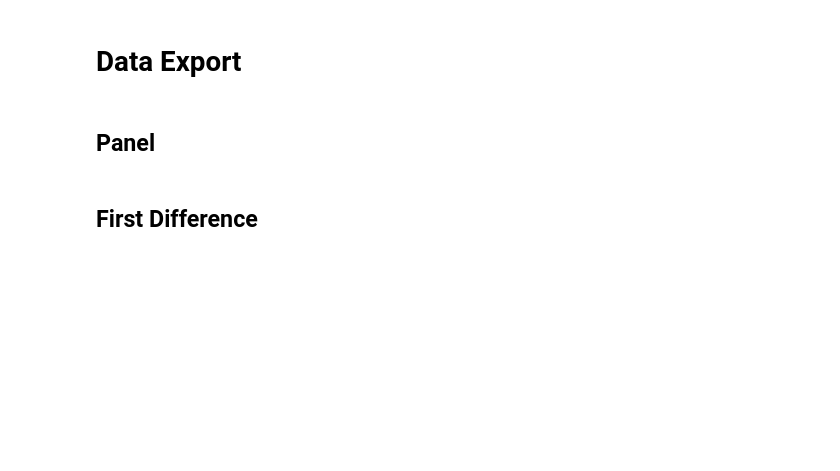
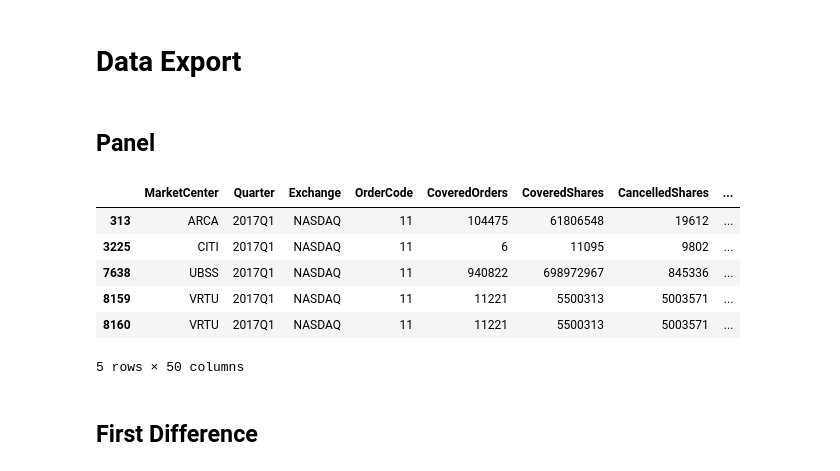
Before and after one commit to SA3291/OrderRoutingAndPFOF, a Jupyter notebook: notebooks/Main.ipynb, the cells around one changed output. Saved outputs shown, nothing was run; the diff lists cells and outputs as text; code cells hidden in the pictures; blank space fills up the shorter version.

Commit message:
Update regression data

```diff
--- a/notebooks/Main.ipynb
+++ b/notebooks/Main.ipynb
@@ -198,6 +198,16 @@ Market Centers: 10
 # Data Export
 # %% [markdown]
 ## Panel
+# %%
+data_merged[data_merged['Quarter'] == pd.Period('2017Q1')].query('Broker == "Deutsche" & OrderType == "Market" & Exchange == "NASDAQ"')
+# %% [output]
+|  | MarketCenter | Quarter | Exchange | OrderCode | CoveredOrders | CoveredShares | CancelledShares | ... |
+| 313 | ARCA | 2017Q1 | NASDAQ | 11 | 104475 | 61806548 | 19612 | ... |
+| 3225 | CITI | 2017Q1 | NASDAQ | 11 | 6 | 11095 | 9802 | ... |
+| 7638 | UBSS | 2017Q1 | NASDAQ | 11 | 940822 | 698972967 | 845336 | ... |
+| 8159 | VRTU | 2017Q1 | NASDAQ | 11 | 11221 | 5500313 | 5003571 | ... |
+| 8160 | VRTU | 2017Q1 | NASDAQ | 11 | 11221 | 5500313 | 5003571 | ... |
+5 rows × 50 columns
 # %% [markdown]
 ## First Difference
 # %%
```
Also changed, not shown: 3 other files.
